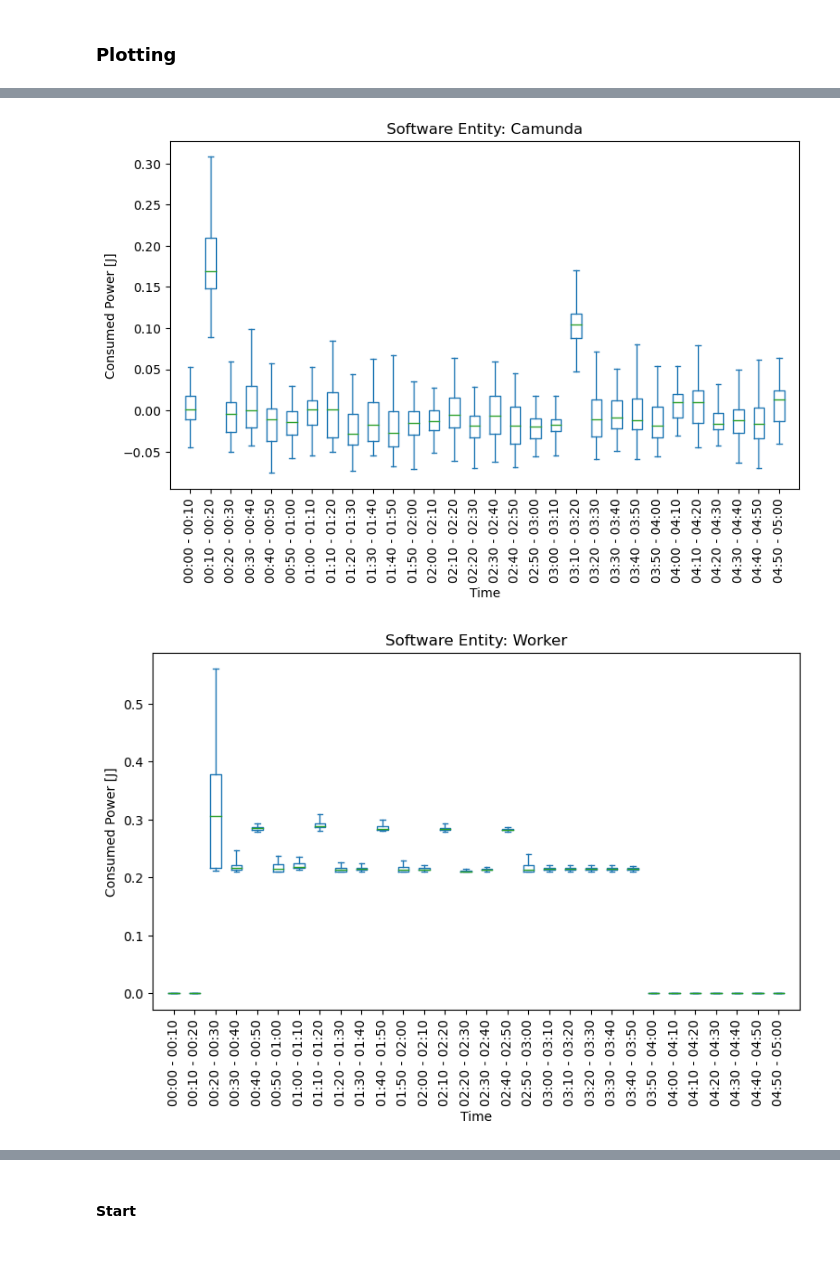
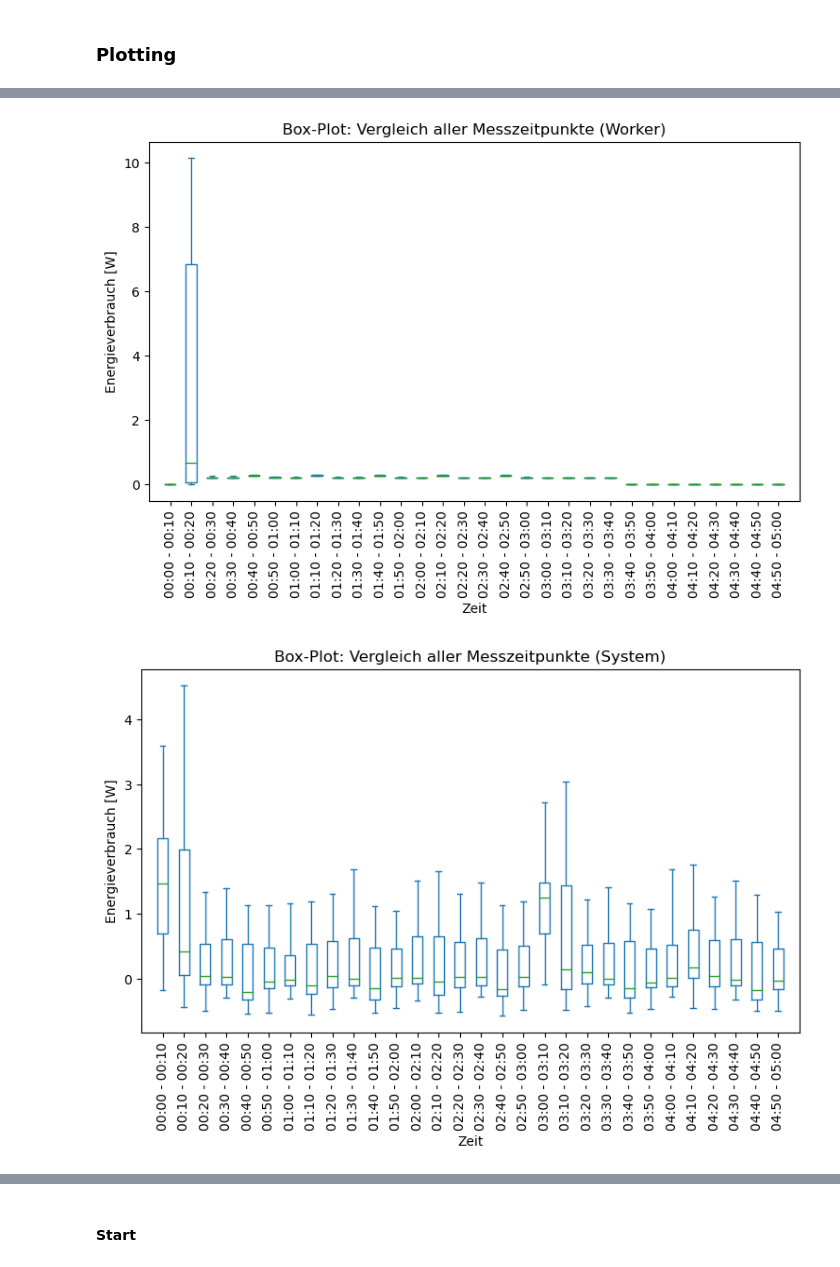
Before and after one commit to JayJabowski/camunda-8-worker-energy-efficiency-analysis, a Jupyter notebook: worker-measurements/Starting_Workers_1.3.ipynb, the cells around one changed output, grey strips where cells are left out. Saved outputs shown, nothing was run; the diff lists cells and outputs as text; code cells hidden in the pictures.

```diff
--- a/worker-measurements/Starting_Workers_1.3.ipynb
+++ b/worker-measurements/Starting_Workers_1.3.ipynb
@@ -13,7 +13,7 @@ import pandas as pd
 import numpy as np
 import matplotlib.pyplot as plt
 
-LOG_PATH = "shell-scripts/logs/"
+LOG_PATH = "shell-scripts/logs/start-stop-idle/"
 LOG_NAME = "2024-02-05-12-40-00-baseworkers=0-count=90-STARTS"
 
 #read first CSV
@@ -234,7 +208,7 @@ system_clean = filter_outliers_iqr(system_no_idle)
 # %%
 # create xlabels
 
-xlabels = [f"{camunda_clean.index[i]} - {camunda_clean.index[i + 1]}" for i in range(len(camunda_clean.index) - 1)]
+xlabels = [f"{worker_clean.index[i]} - {worker_clean.index[i + 1]}" for i in range(len(worker_clean.index) - 1)]
 xlabels.append("04:50 - 05:00")
 
 xlabels
@@ -256,6 +230,11 @@ xlabels
  '04:30 - 04:40',
  '04:40 - 04:50',
  '04:50 - 05:00']
+# %%
+# NAMING
+
+power_axis = "Energieverbrauch [W]"
+time_axis= "Zeit"
 # %%
 # plot results
 ylim=[0,10]
@@ -367,21 +297,5 @@ camunda_clean
 # %%
 whis = [0,100]
-
-
-
-camunda_clean_T = camunda_clean.T
-
-ax = camunda_clean_T.plot(legend=False,
-                     kind='box',
-                     rot=90,
-                     whis= whis,
-                     figsize=figsize,
-                     xlim=xlim,
-                     grid=grid,
-                     title="Software Entity: Camunda",
-                     xlabel='Time',
-                     ylabel='Consumed Power [J]')
-ax.set_xticklabels(xlabels)
 
 worker_clean_T = worker_clean.T
 
@@ -392,60 +306,41 @@ ax = worker_clean_T.plot(legend=False,
                      figsize=figsize,
                      xlim=xlim,
                      grid=grid,
-                     title="Software Entity: Worker",
-                     xlabel='Time',
-                     ylabel='Consumed Power [J]')
-ax.set_xticklabels(xlabels)
-
-kube_clean_T = kube_clean.T
-
-ax = kube_clean_T.plot(legend=False,
-                     kind='box',
-                     rot=90,
-                     whis= whis,
-                     figsize=figsize,
-                     xlim=xlim,
-                     grid=grid,
-                     title="Software Entity: Kubernetes",
-                     xlabel='Time',
-                     ylabel='Consumed Power [J]')
+                     title="Box-Plot: Vergleich aller Messzeitpunkte (Worker)",
+                     xlabel=time_axis,
+                     ylabel=power_axis)
 ax.set_xticklabels(xlabels)
 
 system_clean_T = system_clean.T
 
 ax = system_clean_T.plot(legend=False,
                      kind='box',
                      rot=90,
                      whis= whis,
                      figsize=figsize,
                      xlim=xlim,
                      grid=grid,
-                     title="Software Entity: System",
-                     xlabel='Time',
-                     ylabel='Consumed Power [J]')
+                     title="Box-Plot: Vergleich aller Messzeitpunkte (System)",
+                     xlabel=time_axis,
+                     ylabel=power_axis)
 ax.set_xticklabels(xlabels)
-
-# print(camunda_clean.std(axis=1).median())
-# print(camunda_clean.std(axis=0).median())
-# print(camunda_clean.median(axis=1))
-# print(camunda_clean.median(axis=0))
 # %% [output]
 [Text(1, 0, '00:00 - 00:10'),
  Text(2, 0, '00:10 - 00:20'),
  Text(3, 0, '00:20 - 00:30'),
  Text(4, 0, '00:30 - 00:40'),
  Text(5, 0, '00:40 - 00:50'),
  Text(6, 0, '00:50 - 01:00'),
  Text(7, 0, '01:00 - 01:10'),
  Text(8, 0, '01:10 - 01:20'),
  Text(9, 0, '01:20 - 01:30'),
  Text(10, 0, '01:30 - 01:40'),
  Text(11, 0, '01:40 - 01:50'),
  Text(12, 0, '01:50 - 02:00'),
 ... (14 lines left out)
  Text(27, 0, '04:20 - 04:30'),
  Text(28, 0, '04:30 - 04:40'),
  Text(29, 0, '04:40 - 04:50'),
  Text(30, 0, '04:50 - 05:00')]
-[figure, old version]
+[figure, new version]
-[figure, old version]
+[figure, new version]
```
Also changed, not shown: parts of 25 cells of this notebook, 15 other files.
